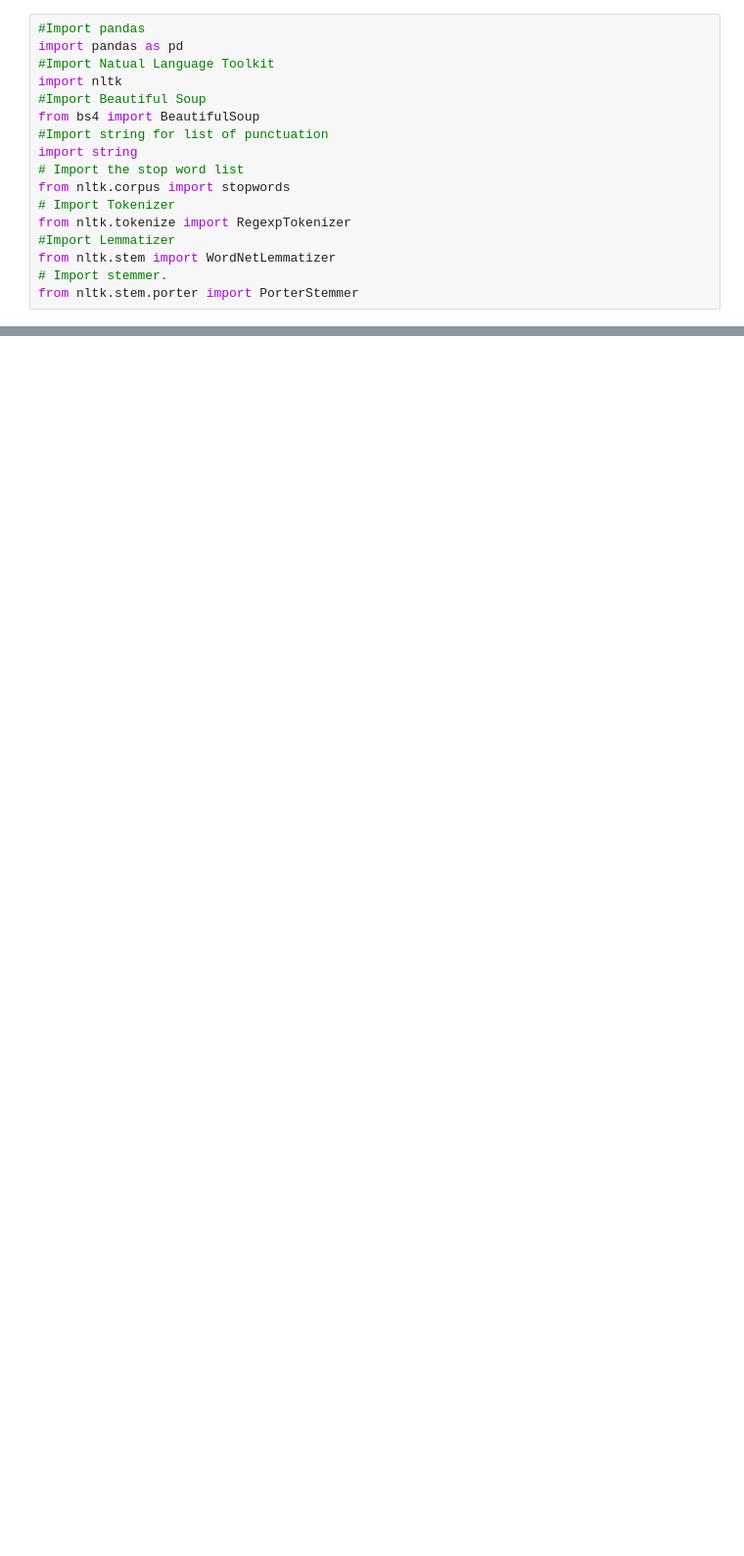
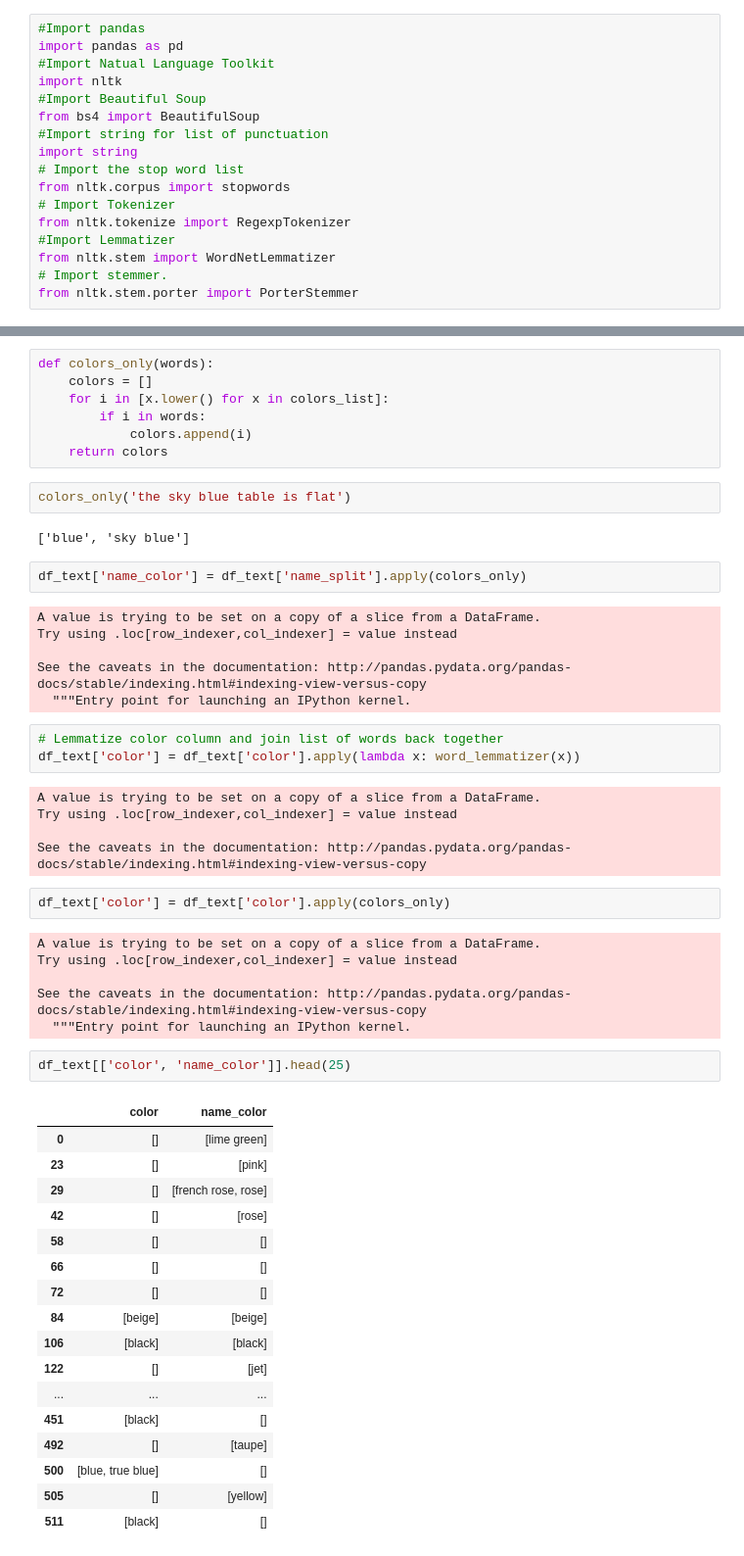
Before and after one commit to rachelkoenig10/recommender-system-capstone, a Jupyter notebook: feature-engineering.ipynb, the cells around one changed output, grey strips where cells are left out. Shown at 98% size. Saved outputs shown, nothing was run; the diff lists cells and outputs as text; blank space fills up the shorter version.

```diff
--- a/feature-engineering.ipynb
+++ b/feature-engineering.ipynb
@@ -170,0 +510,55 @@ print(rename_lst)
+# %%
+def colors_only(words):
+    colors = []
+    for i in [x.lower() for x in colors_list]:
+        if i in words:
+            colors.append(i)
+    return colors
+# %%
+colors_only('the sky blue table is flat')
+# %% [output]
+['blue', 'sky blue']
+# %%
+df_text['name_color'] = df_text['name_split'].apply(colors_only)
+# %% [output]
+A value is trying to be set on a copy of a slice from a DataFrame.
+Try using .loc[row_indexer,col_indexer] = value instead
+
+See the caveats in the documentation: http://pandas.pydata.org/pandas-docs/stable/indexing.html#indexing-view-versus-copy
+  """Entry point for launching an IPython kernel.
+# %%
+# Lemmatize color column and join list of words back together
+df_text['color'] = df_text['color'].apply(lambda x: word_lemmatizer(x))
+# %% [output]
+A value is trying to be set on a copy of a slice from a DataFrame.
+Try using .loc[row_indexer,col_indexer] = value instead
+
+See the caveats in the documentation: http://pandas.pydata.org/pandas-docs/stable/indexing.html#indexing-view-versus-copy
+# %%
+df_text['color'] = df_text['color'].apply(colors_only)
+# %% [output]
+A value is trying to be set on a copy of a slice from a DataFrame.
+Try using .loc[row_indexer,col_indexer] = value instead
+
+See the caveats in the documentation: http://pandas.pydata.org/pandas-docs/stable/indexing.html#indexing-view-versus-copy
+  """Entry point for launching an IPython kernel.
+# %%
+df_text[['color', 'name_color']].head(25)
+# %% [output]
+|  | color | name_color |
+| 0 | [] | [lime green] |
+| 23 | [] | [pink] |
+| 29 | [] | [french rose, rose] |
+| 42 | [] | [rose] |
+| 58 | [] | [] |
+| 66 | [] | [] |
+| 72 | [] | [] |
+| 84 | [beige] | [beige] |
+| 106 | [black] | [black] |
+| 122 | [] | [jet] |
+| ... | ... | ... |
+| 451 | [black] | [] |
+| 492 | [] | [taupe] |
+| 500 | [blue, true blue] | [] |
+| 505 | [] | [yellow] |
+| 511 | [black] | [] |
```
Also changed, not shown: parts of 95 cells of this notebook, 5 other files.
